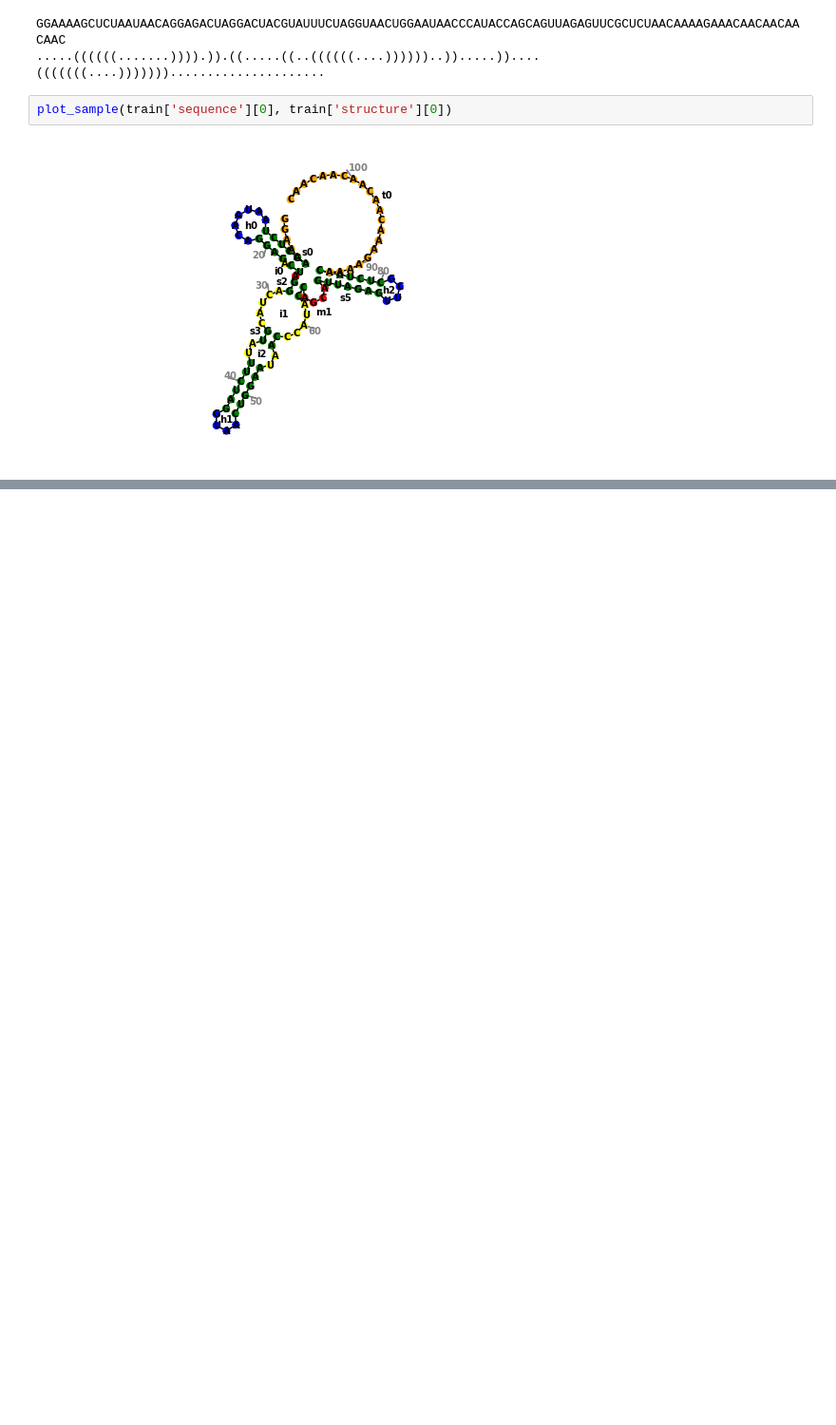
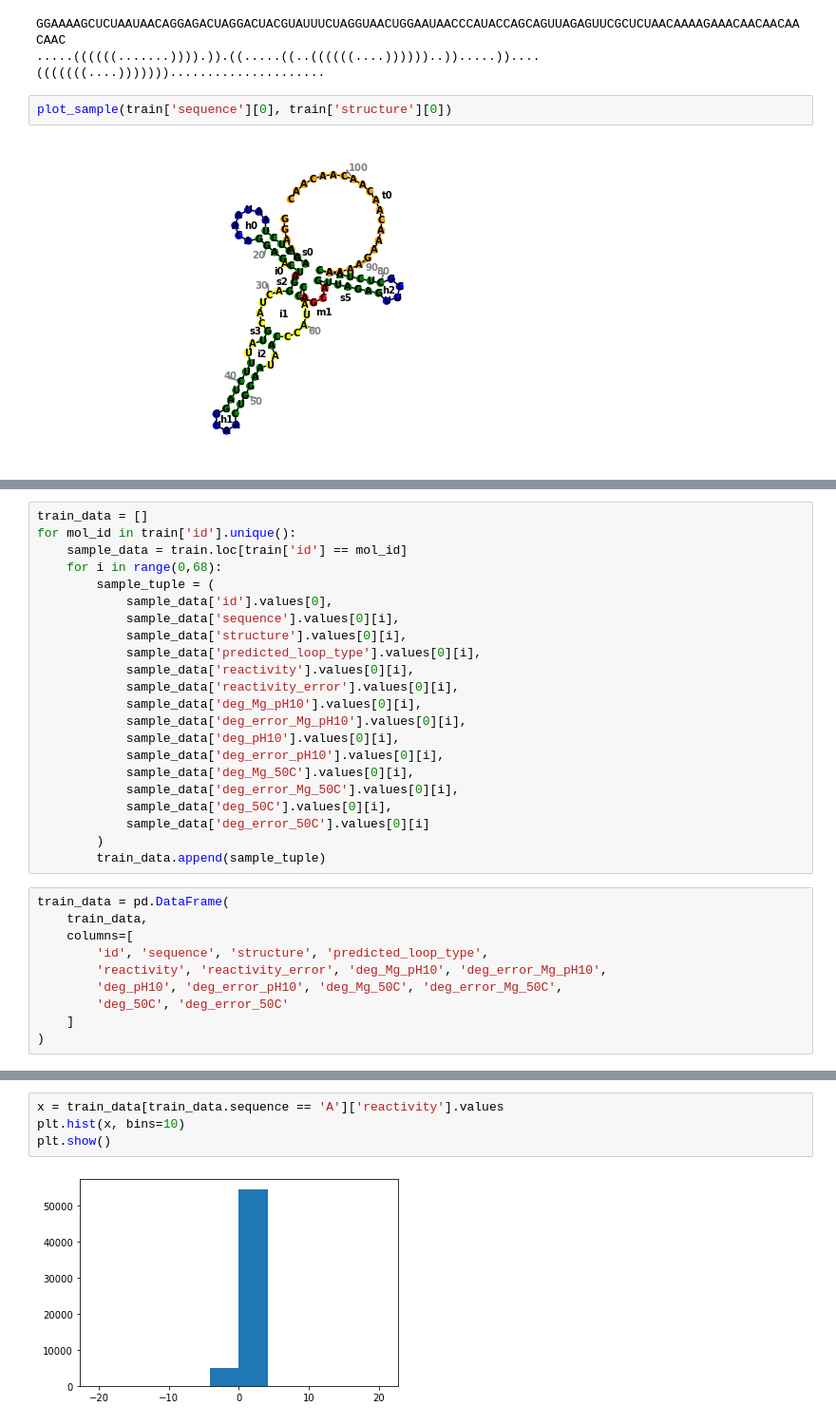
Before and after one commit to ErickDiaz/bioinformatics_python, a Jupyter notebook: covid/base_model.ipynb, the cells around one changed output, grey strips where cells are left out. Shown at 95% size. Drawn from its saved outputs; the diff is of its cells as text; blank space fills up the shorter version.

```diff
--- a/covid/base_model.ipynb
+++ b/covid/base_model.ipynb
@@ -183,0 +232,32 @@ plot_sample(train['sequence'][0], train['structure'][0])
+# %%
+train_data = []
+for mol_id in train['id'].unique():
+    sample_data = train.loc[train['id'] == mol_id]
+    for i in range(0,68):
+        sample_tuple = (
+            sample_data['id'].values[0],
+            sample_data['sequence'].values[0][i],
+            sample_data['structure'].values[0][i],
+            sample_data['predicted_loop_type'].values[0][i],
+            sample_data['reactivity'].values[0][i],
+            sample_data['reactivity_error'].values[0][i],
+            sample_data['deg_Mg_pH10'].values[0][i],
+            sample_data['deg_error_Mg_pH10'].values[0][i],
+            sample_data['deg_pH10'].values[0][i],
+            sample_data['deg_error_pH10'].values[0][i],
+            sample_data['deg_Mg_50C'].values[0][i],
+            sample_data['deg_error_Mg_50C'].values[0][i],
+            sample_data['deg_50C'].values[0][i],
+            sample_data['deg_error_50C'].values[0][i]
+        )
+        train_data.append(sample_tuple)
+# %%
+train_data = pd.DataFrame(
+    train_data,
+    columns=[
+        'id', 'sequence', 'structure', 'predicted_loop_type',
+        'reactivity', 'reactivity_error', 'deg_Mg_pH10', 'deg_error_Mg_pH10',
+        'deg_pH10', 'deg_error_pH10', 'deg_Mg_50C', 'deg_error_Mg_50C',
+        'deg_50C', 'deg_error_50C'
+    ]
+)
@@ -183,0 +273,6 @@ plot_sample(train['sequence'][0], train['structure'][0])
+# %%
+x = train_data[train_data.sequence == 'A']['reactivity'].values
+plt.hist(x, bins=10)
+plt.show()
+# %% [output]
+[figure, added]
```
Also changed, not shown: parts of 12 cells of this notebook.
